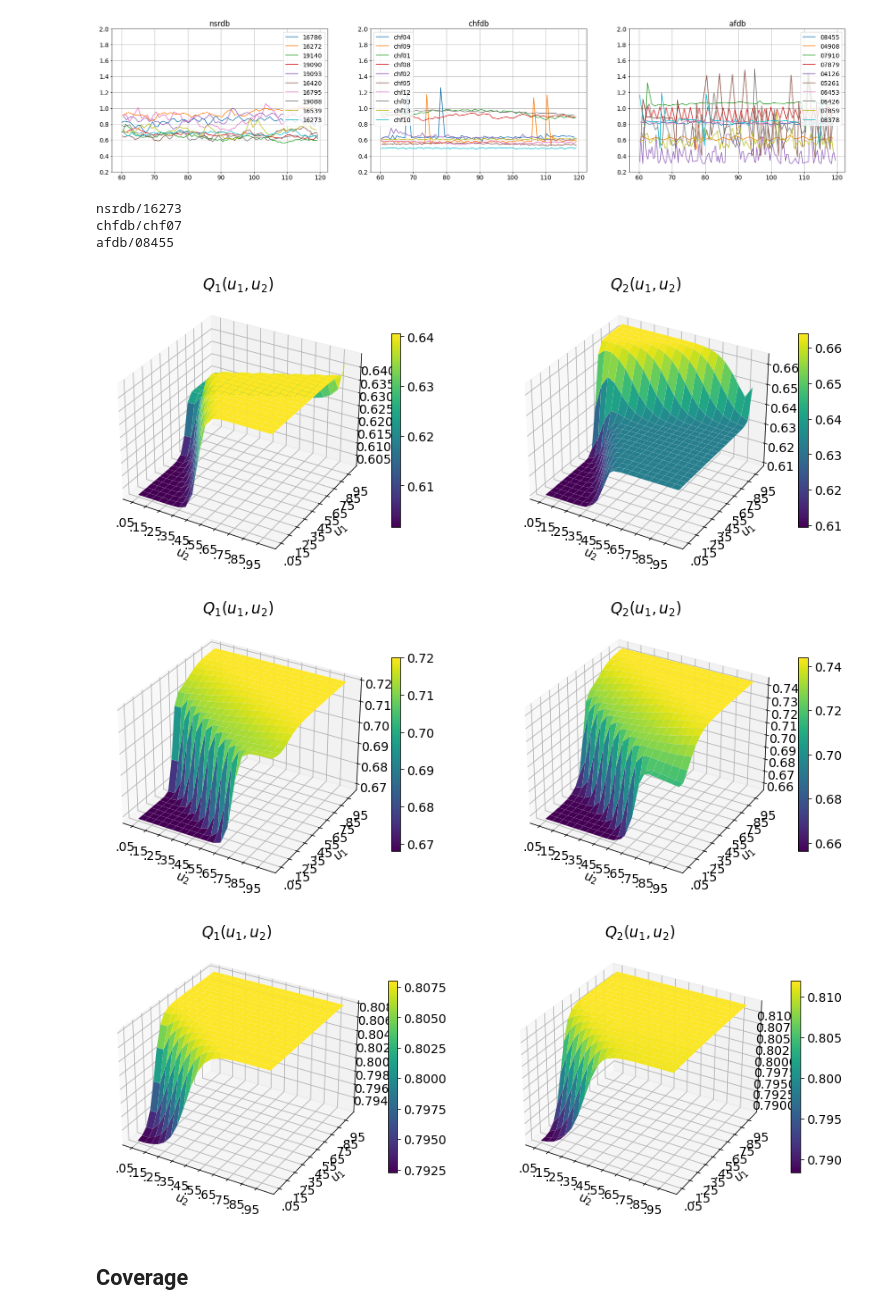
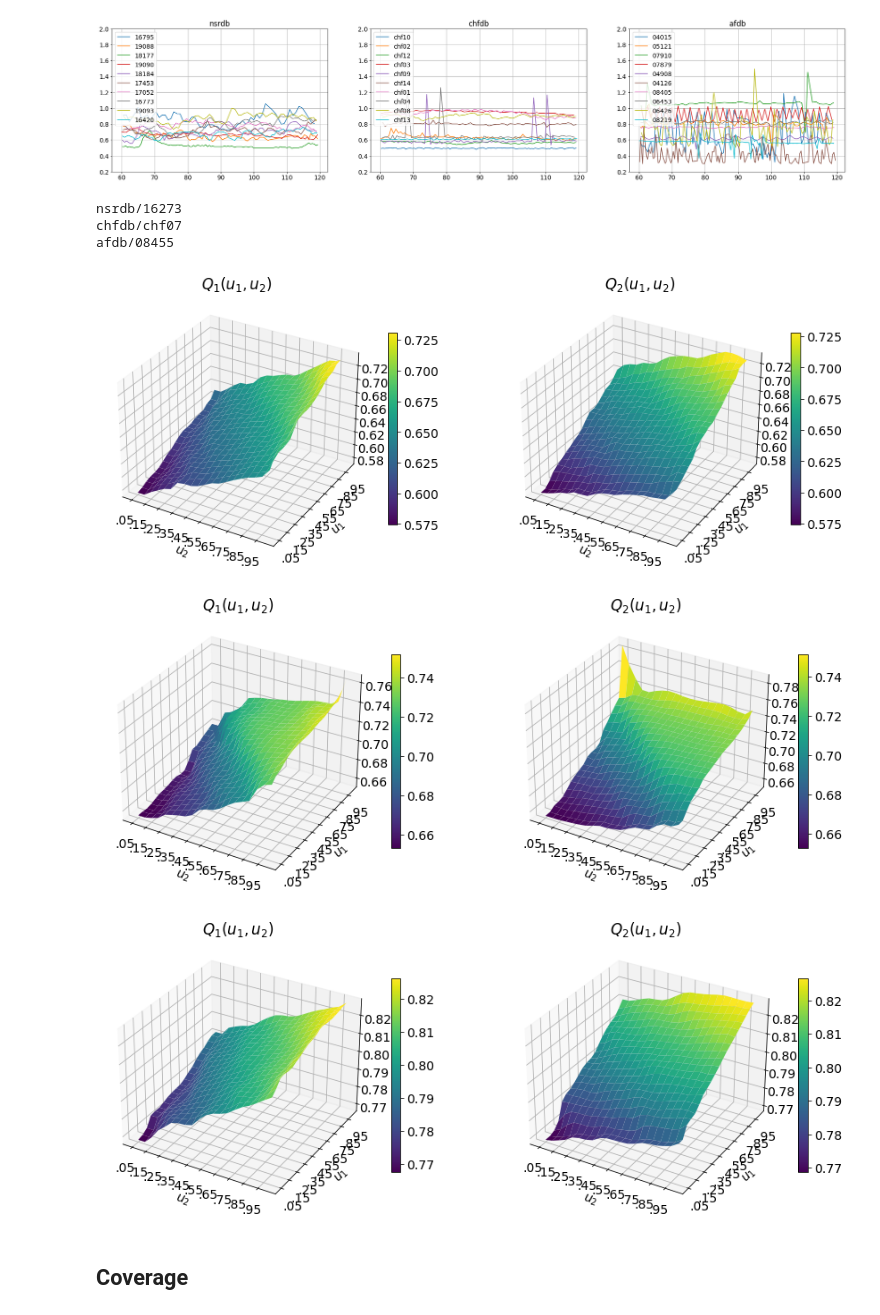
Before and after one commit to vistalab-technion/vqr, a Jupyter notebook: notebooks/03-RR_Intervals.ipynb, the cells around one changed output. Cells and saved outputs as stored; diff of their text form; code cells hidden in the pictures.

```diff
--- a/notebooks/03-RR_Intervals.ipynb
+++ b/notebooks/03-RR_Intervals.ipynb
@@ -20,7 +21,8 @@ plt.rcParams['font.size'] = 14
 from dataclasses import dataclass
 from typing import Iterator, Sequence
 
-DATASET_BASE_PATH = Path('/Users/aviv/dev/datasets/physionet')
+DATASET_BASE_PATH = Path('/Users/avivr/dev/_datasets/physionet')
+assert DATASET_BASE_PATH.is_dir()
 
 @dataclass
 class Dataset:
@@ -98,7 +100,7 @@ def plot_datasets_rri(
 # %%
 plot_datasets_rri(datasets=[nsrdb, chfdb, afdb], n_recs=10, random=True, from_time="0:01:00", to_time="0:02:00")
 # %% [output]
-[figure, old version]
+[figure, new version]
 # %%
 from __future__ import division
 import numpy as np
@@ -132,28 +134,30 @@ def chunk_data(data, window_size, overlap_size=0, flatten_inside_window=True):
         return ret
     else:
         return ret.reshape((num_windows,-1,data.shape[1]))
+# %%
+solver_opts={'verbose': False, 'epsilon': 0.0001, 'num_epochs': 800, 'learning_rate': 0.01}
 # %%
 rec_idx = 10
 from_time="0:01:00"
 to_time="0:05:00"
 
 d = 2
 T = 20
 
 for i_ds, ds in enumerate(DATASETS.values()):
     rec_path = ds.records[rec_idx]
     rec_name = f"{ds.name}/{rec_path.name}"
     print(rec_name)
     trr, xrr = ecgrr(rec_path, ds.ann_ext, from_time=from_time, to_time=to_time)
     trr, xrr = filtrr(trr, xrr, enable_range=True, enable_moving_average=False)
     Y = chunk_data(xrr, window_size=d, overlap_size=d-1)
-    vqe = VectorQuantileEstimator(n_levels=T, solver_opts={'verbose': False})
+    vqe = VectorQuantileEstimator(n_levels=T, solver_opts=solver_opts)
     vqe.fit(Y)
     vqe.plot_quantiles(figsize=(15, 20), surf_2d=True);
 # %% [output]
 nsrdb/16273
 chfdb/chf07
 afdb/08455
-[figure, old version]
+[figure, new version]
-[figure, old version]
+[figure, new version]
-[figure, old version]
+[figure, new version]
```
Also changed, not shown: parts of 11 cells of this notebook.
